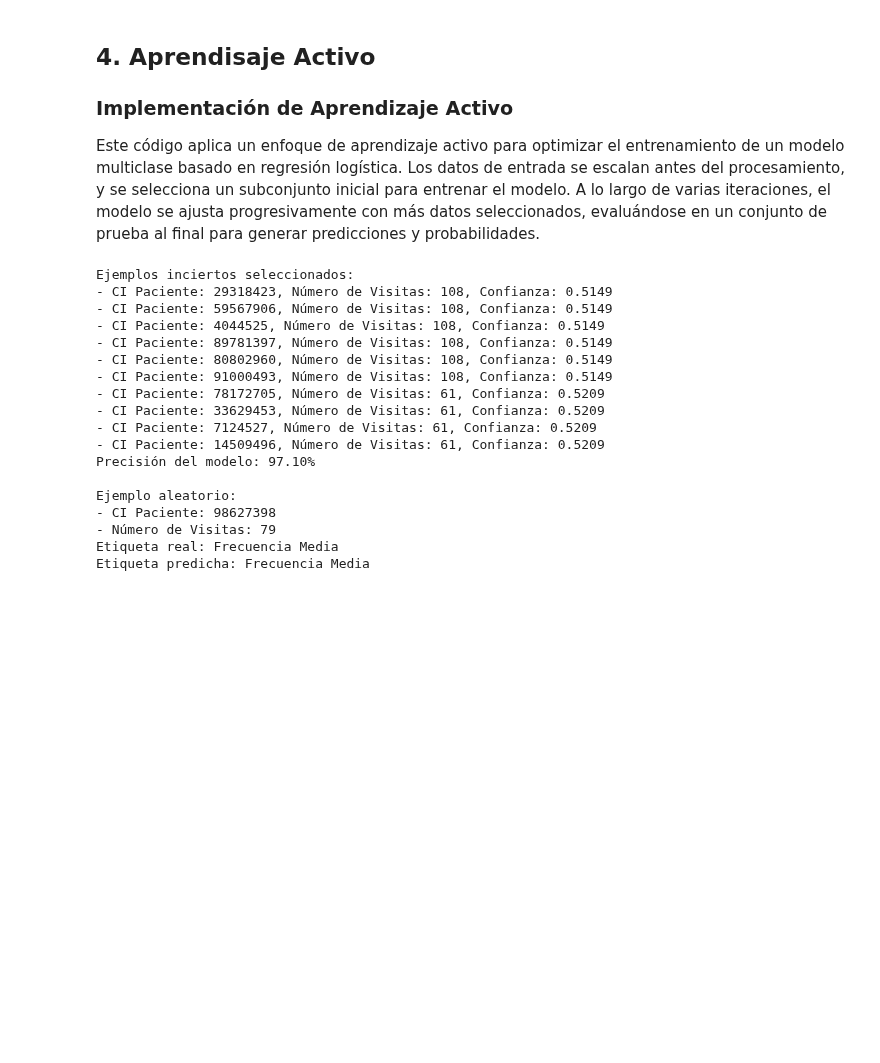
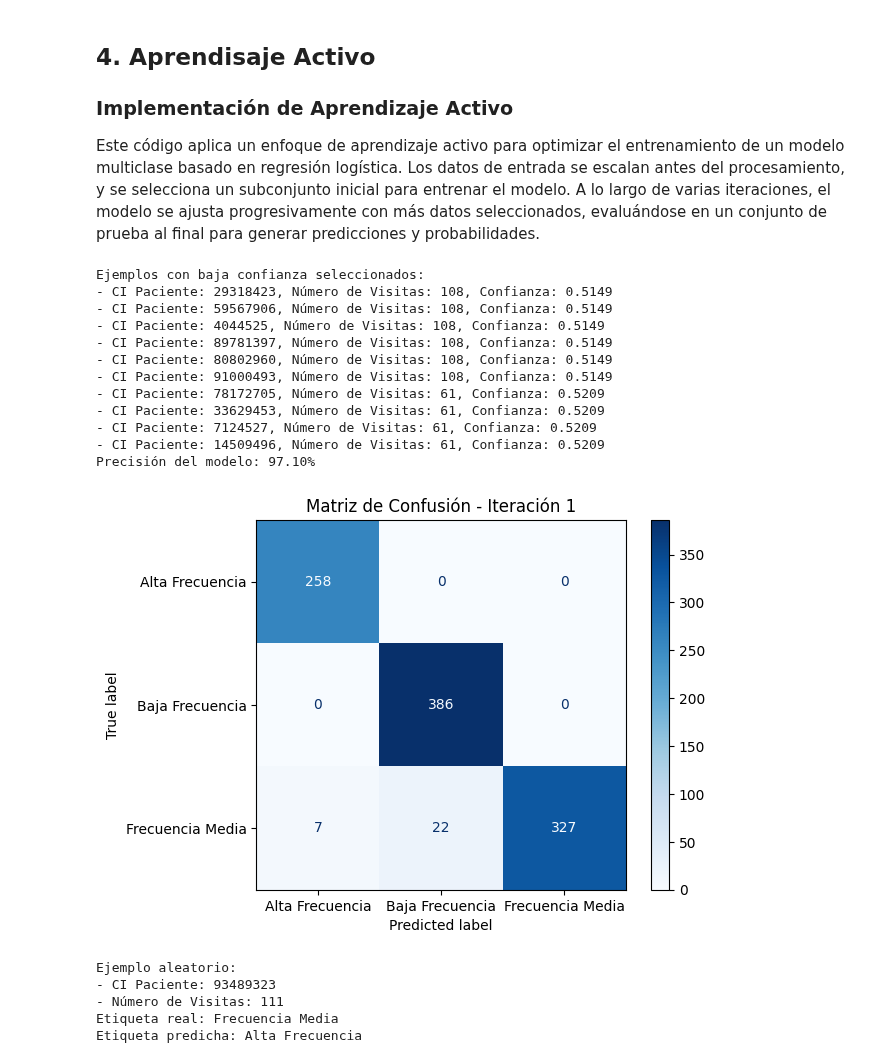
Before and after one commit to DiegoSolorzano9/Inteligencia-Artificial-I-2-2024, a Jupyter notebook: Examen Final/examenFinal.ipynb, the cells around one changed output. Cells and saved outputs as stored; diff of their text form; code cells hidden in the pictures; blank space fills up the shorter version.

```diff
--- a/Examen Final/examenFinal.ipynb
+++ b/Examen Final/examenFinal.ipynb
@@ -715,13 +729,13 @@ def active_learning_cycle(X_train, y_train, X_test, y_test, n_iterations=1, batc
 
         # Identificar ejemplos inciertos (baja confianza)
         sorted_indices = np.argsort(confidences)[:batch_size]
-        print("\nEjemplos inciertos seleccionados:")
+        print("\nEjemplos con baja confianza seleccionados:")
         for idx in sorted_indices:
             print(f"- CI Paciente: {X_test.iloc[idx]['CI_Paciente']}, "
                   f"Número de Visitas: {X_test.iloc[idx]['Numero_Visitas']}, "
                   f"Confianza: {confidences[idx]:.4f}")
 
-        # Se obtiene las etiquetas de los ejemplos inciertos
+        # Se obtiene las etiquetas de los ejemplos con menor confianza
         X_new = X_test.iloc[sorted_indices]
         y_new = y_test.iloc[sorted_indices]
 
@@ -735,37 +749,44 @@ def active_learning_cycle(X_train, y_train, X_test, y_test, n_iterations=1, batc
 
         # Evaluar modelo
         final_predictions = model.predict(X_test_scaled)
         accuracy_final = accuracy_score(y_test, final_predictions)
         print(f"Precisión del modelo: {accuracy_final * 100:.2f}%")
         accuracies.append(accuracy_final)
 
+        # Matriz de confusión
+        conf_matrix = confusion_matrix(y_test, final_predictions)
+        disp = ConfusionMatrixDisplay(confusion_matrix=conf_matrix, display_labels=model.classes_)
+        disp.plot(cmap=plt.cm.Blues)
+        plt.title(f"Matriz de Confusión - Iteración {iteration + 1}")
+        plt.show()
+
         # Ejemplo aleatorio detallado
         random_idx = np.random.randint(0, len(X_test))
         print("\nEjemplo aleatorio:")
         print(f"- CI Paciente: {X_test.iloc[random_idx]['CI_Paciente']}")
         print(f"- Número de Visitas: {X_test.iloc[random_idx]['Numero_Visitas']}")
         print(f"Etiqueta real: {y_test.iloc[random_idx]}")
         print(f"Etiqueta predicha: {final_predictions[random_idx]}")
 
     return model, accuracies
 # Llamar a la función de aprendizaje activo
 model, accuracies = active_learning_cycle(X_train, y_train, X_test, y_test)
 # %% [output]
-Ejemplos inciertos seleccionados:
+Ejemplos con baja confianza seleccionados:
 - CI Paciente: 29318423, Número de Visitas: 108, Confianza: 0.5149
 - CI Paciente: 59567906, Número de Visitas: 108, Confianza: 0.5149
 - CI Paciente: 4044525, Número de Visitas: 108, Confianza: 0.5149
 - CI Paciente: 89781397, Número de Visitas: 108, Confianza: 0.5149
 - CI Paciente: 80802960, Número de Visitas: 108, Confianza: 0.5149
 - CI Paciente: 91000493, Número de Visitas: 108, Confianza: 0.5149
 - CI Paciente: 78172705, Número de Visitas: 61, Confianza: 0.5209
 - CI Paciente: 33629453, Número de Visitas: 61, Confianza: 0.5209
 - CI Paciente: 7124527, Número de Visitas: 61, Confianza: 0.5209
 - CI Paciente: 14509496, Número de Visitas: 61, Confianza: 0.5209
 Precisión del modelo: 97.10%
-
-Ejemplo aleatorio:
-- CI Paciente: 98627398
-- Número de Visitas: 79
-Etiqueta real: Frecuencia Media
-Etiqueta predicha: Frecuencia Media
+[figure, added]
+Ejemplo aleatorio:
+- CI Paciente: 93489323
+- Número de Visitas: 111
+Etiqueta real: Frecuencia Media
+Etiqueta predicha: Alta Frecuencia
```
Also changed, not shown: parts of 2 cells of this notebook.
